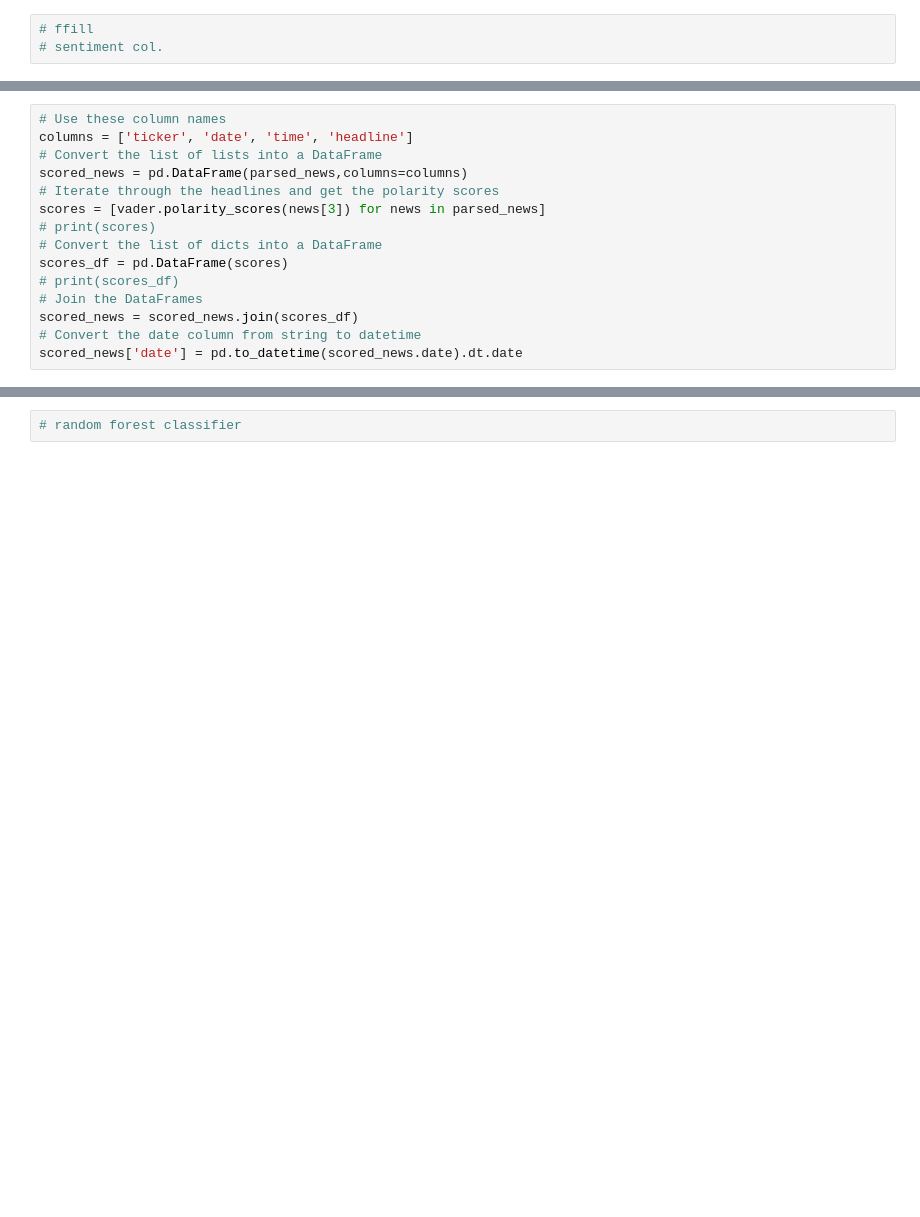
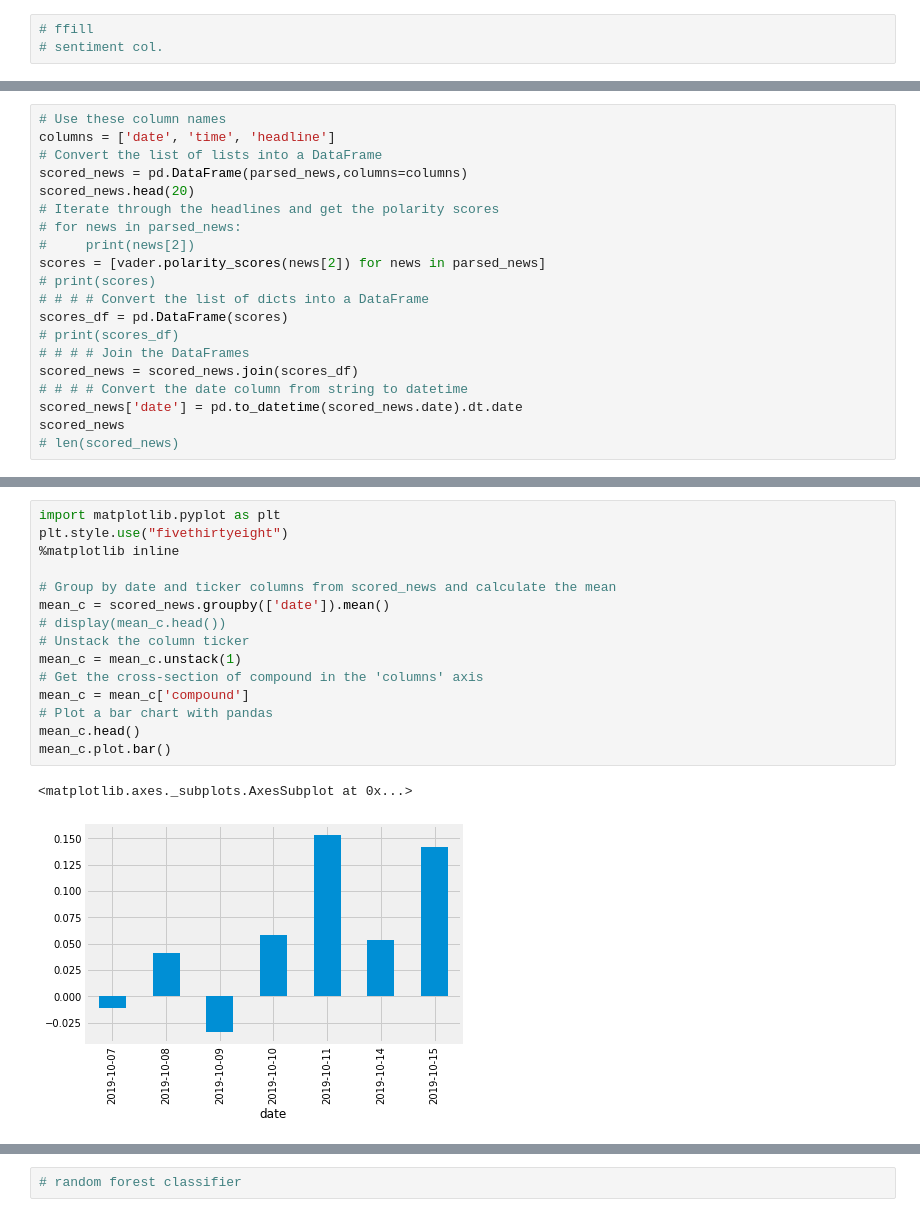
Before and after one commit to sebastianhkx/bia-finance-project, a Jupyter notebook: Sentiment Analysis GOOG.ipynb, the cells around one changed output, grey strips where cells are left out. Drawn from its saved outputs; the diff is of its cells as text; blank space fills up the shorter version.

```diff
--- a/Sentiment Analysis GOOG.ipynb
+++ b/Sentiment Analysis GOOG.ipynb
@@ -67,16 +105,21 @@ vader.lexicon.update(new_words)
 # %%
 # Use these column names
-columns = ['ticker', 'date', 'time', 'headline']
+columns = ['date', 'time', 'headline']
 # Convert the list of lists into a DataFrame
 scored_news = pd.DataFrame(parsed_news,columns=columns)
+scored_news.head(20)
 # Iterate through the headlines and get the polarity scores
-scores = [vader.polarity_scores(news[3]) for news in parsed_news]
+# for news in parsed_news:
+#     print(news[2])
+scores = [vader.polarity_scores(news[2]) for news in parsed_news]
 # print(scores)
-# Convert the list of dicts into a DataFrame
+# # # # Convert the list of dicts into a DataFrame
 scores_df = pd.DataFrame(scores)
 # print(scores_df)
-# Join the DataFrames
+# # # # Join the DataFrames
 scored_news = scored_news.join(scores_df)
-# Convert the date column from string to datetime
+# # # # Convert the date column from string to datetime
 scored_news['date'] = pd.to_datetime(scored_news.date).dt.date
+scored_news
+# len(scored_news)
 # %% [output]
@@ -83,0 +144,18 @@ NameError: name 'pd' is not defined
+# %%
+import matplotlib.pyplot as plt
+plt.style.use("fivethirtyeight")
+%matplotlib inline
+
+# Group by date and ticker columns from scored_news and calculate the mean
+mean_c = scored_news.groupby(['date']).mean()
+# display(mean_c.head())
+# Unstack the column ticker
+mean_c = mean_c.unstack(1)
+# Get the cross-section of compound in the 'columns' axis
+mean_c = mean_c['compound']
+# Plot a bar chart with pandas
+mean_c.head()
+mean_c.plot.bar()
+# %% [output]
+<matplotlib.axes._subplots.AxesSubplot at 0x...>
+[figure, added]
```
Also changed, not shown: parts of 5 cells of this notebook, 1 other file.
